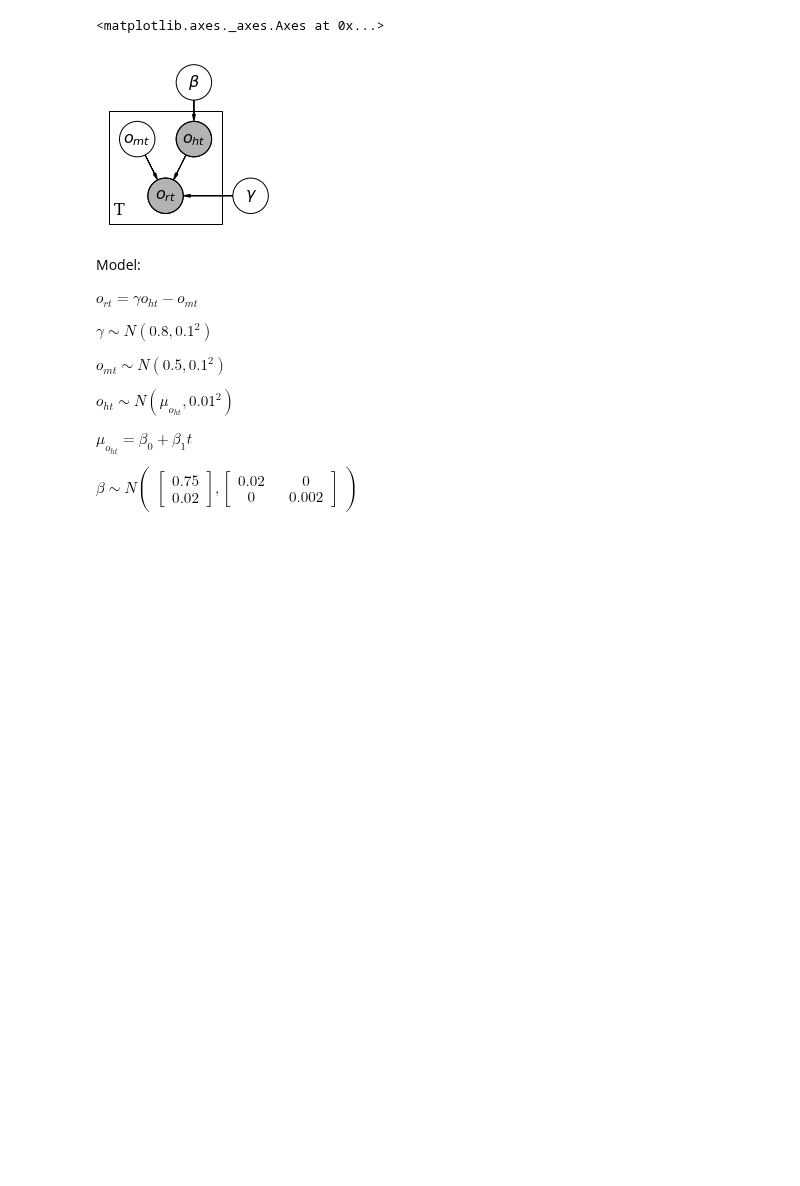
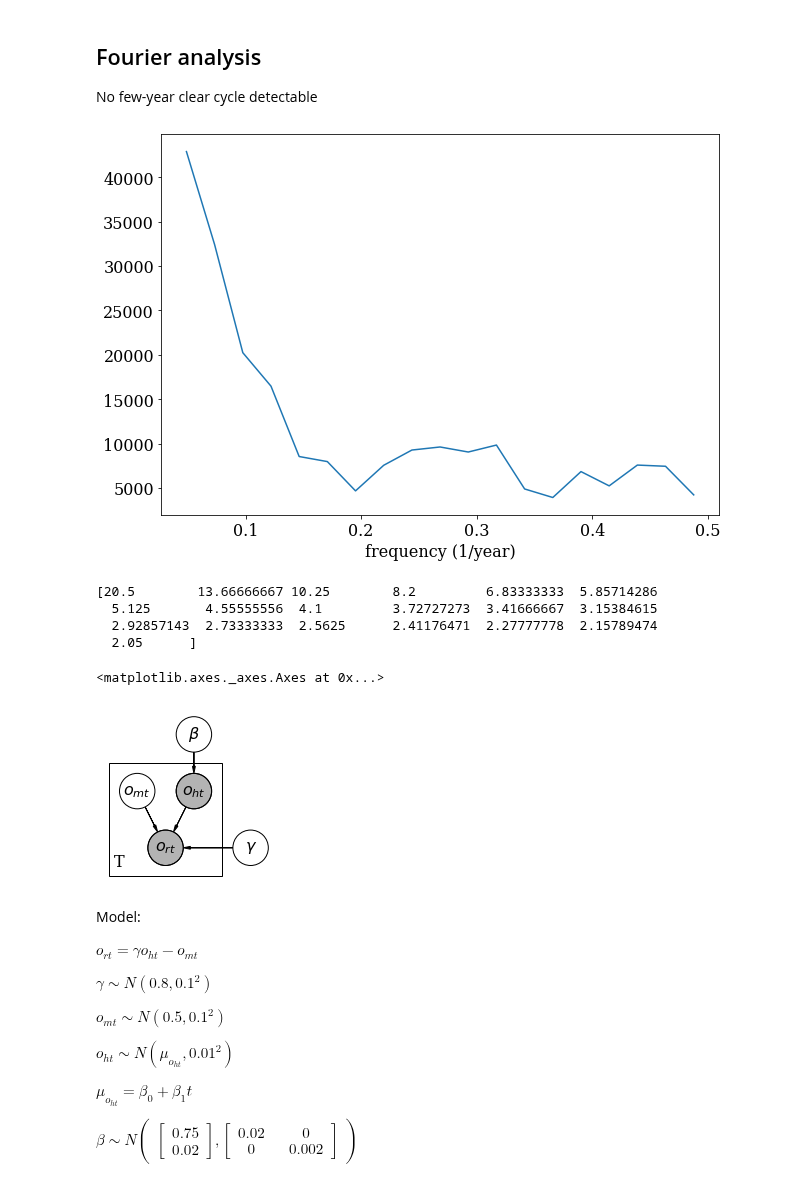
Before and after one commit to AnttiHaerkoenen/vyborg_orthodox, a Jupyter notebook: notebooks/missing_orthodox.ipynb, the cells around one changed output. Cells and saved outputs as stored; diff of their text form; code cells hidden in the pictures; blank space fills up the shorter version.

Commit message:
data update

```diff
--- a/notebooks/missing_orthodox.ipynb
+++ b/notebooks/missing_orthodox.ipynb
@@ -67,3 +69,28 @@ data.plot(marker='+')
+# %% [markdown]
+## Fourier analysis
+
+No few-year clear cycle detectable
+# %%
+import pandas as pd
+import matplotlib.pyplot as plt
+from numpy.fft import rfft, rfftfreq
+
+ft = np.abs(rfft(data['register_total']))[2:]
+freq = rfftfreq(len(data.index))[2:]
+
+plt.figure(figsize=(10, 7))
+plt.plot(freq, ft)
+
+plt.xlabel('frequency (1/year)')
+plt.show()
+
+print(1/freq)
+# %% [output]
+[figure, added]
+[20.5        13.66666667 10.25        8.2         6.83333333  5.85714286
+  5.125       4.55555556  4.1         3.72727273  3.41666667  3.15384615
+  2.92857143  2.73333333  2.5625      2.41176471  2.27777778  2.15789474
+  2.05      ]
 # %%
 import daft
 from matplotlib import rc
```
Also changed, not shown: parts of 2 cells of this notebook.
